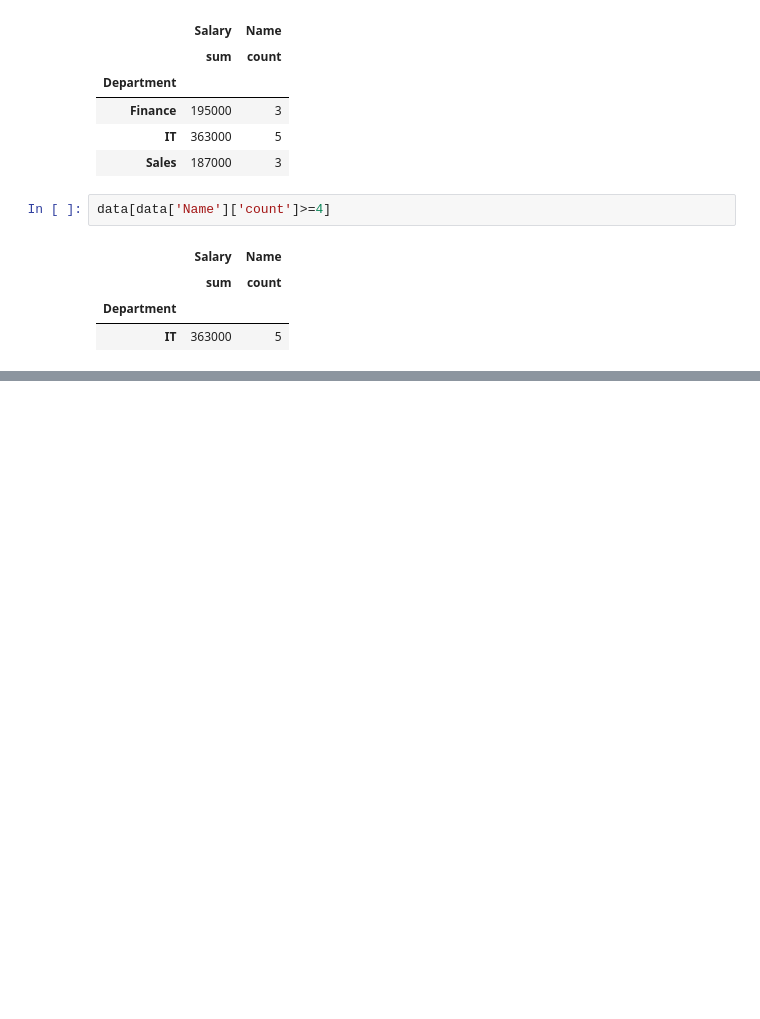
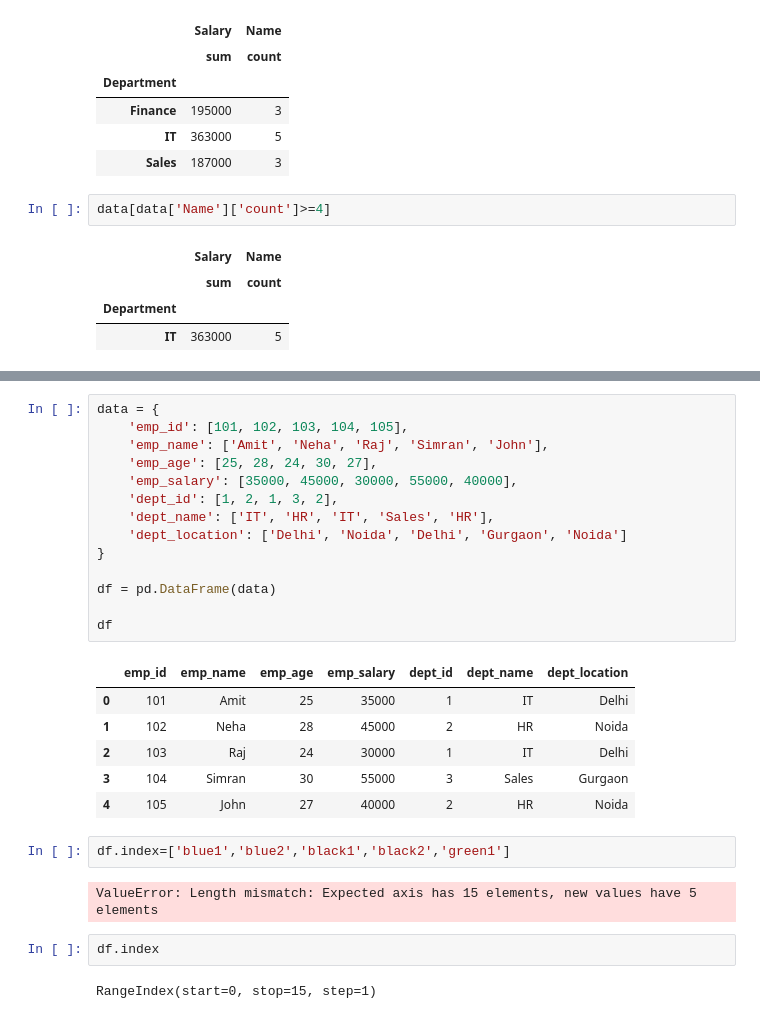
Before and after one commit to Mee-SUJAL/Employee-data-analysis, a Jupyter notebook: Employee_insights_citywise.ipynb, the cells around one changed output, grey strips where cells are left out. Cells and saved outputs as stored; diff of their text form; blank space fills up the shorter version.

```diff
--- a/Employee_insights_citywise.ipynb
+++ b/Employee_insights_citywise.ipynb
@@ -360,0 +420,29 @@ data[data['Name']['count']>=4]
+# %%
+data = {
+    'emp_id': [101, 102, 103, 104, 105],
+    'emp_name': ['Amit', 'Neha', 'Raj', 'Simran', 'John'],
+    'emp_age': [25, 28, 24, 30, 27],
+    'emp_salary': [35000, 45000, 30000, 55000, 40000],
+    'dept_id': [1, 2, 1, 3, 2],
+    'dept_name': ['IT', 'HR', 'IT', 'Sales', 'HR'],
+    'dept_location': ['Delhi', 'Noida', 'Delhi', 'Gurgaon', 'Noida']
+}
+
+df = pd.DataFrame(data)
+
+df
+# %% [output]
+|  | emp_id | emp_name | emp_age | emp_salary | dept_id | dept_name | dept_location |
+| 0 | 101 | Amit | 25 | 35000 | 1 | IT | Delhi |
+| 1 | 102 | Neha | 28 | 45000 | 2 | HR | Noida |
+| 2 | 103 | Raj | 24 | 30000 | 1 | IT | Delhi |
+| 3 | 104 | Simran | 30 | 55000 | 3 | Sales | Gurgaon |
+| 4 | 105 | John | 27 | 40000 | 2 | HR | Noida |
+# %%
+df.index=['blue1','blue2','black1','black2','green1']
+# %% [output]
+ValueError: Length mismatch: Expected axis has 15 elements, new values have 5 elements
+# %%
+df.index
+# %% [output]
+RangeIndex(start=0, stop=15, step=1)
```
Also changed, not shown: parts of 16 cells of this notebook.
